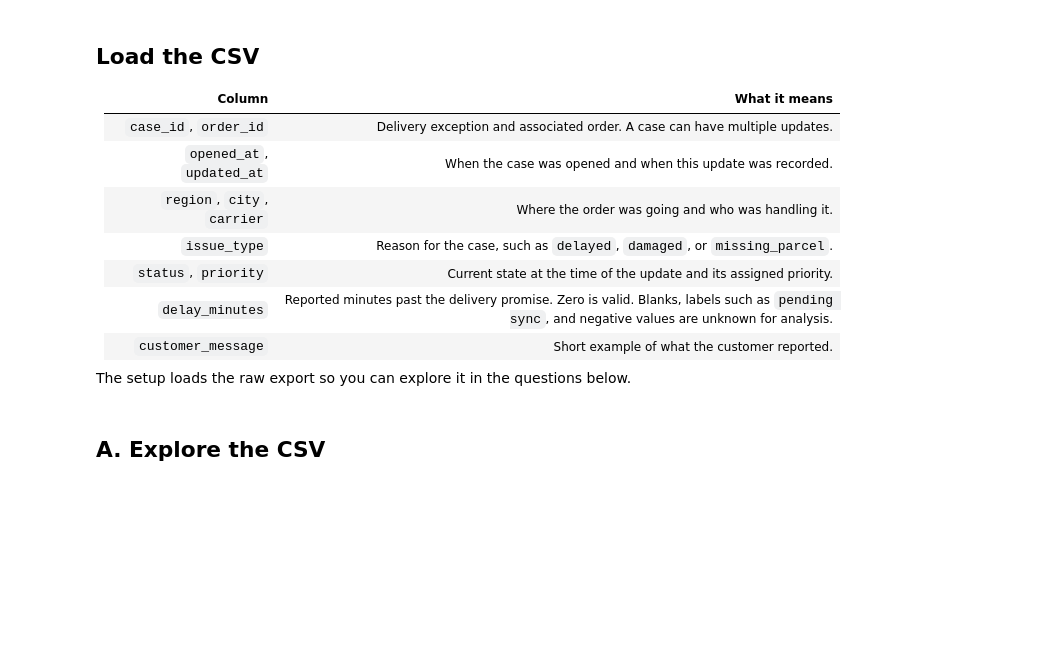
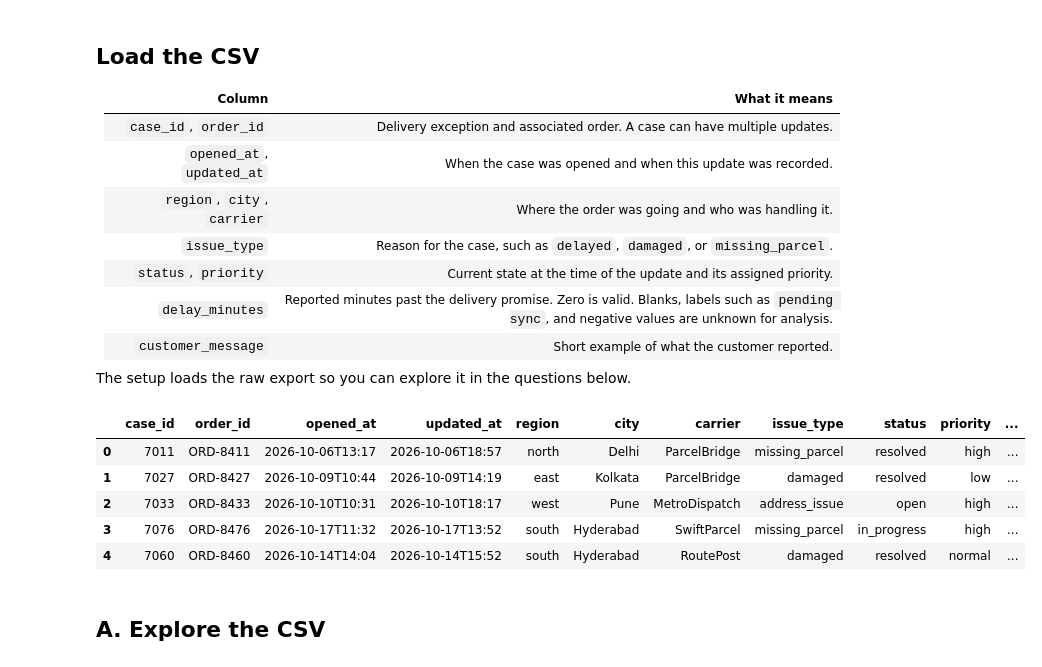
Before and after one commit to rm2620/LogicMojo-GenAI-AgenticAI-Oct26-Rishabh2620, a Jupyter notebook: Assignments_Solutions/03_python_data_analysis_practice.ipynb, the cells around one changed output. Saved outputs shown, nothing was run; the diff lists cells and outputs as text; code cells hidden in the pictures; blank space fills up the shorter version.

```diff
--- a/Assignments_Solutions/03_python_data_analysis_practice.ipynb
+++ b/Assignments_Solutions/03_python_data_analysis_practice.ipynb
@@ -24,10 +24,29 @@ Refer to [Python Tools](01_python_tools.ipynb) and the [NumPy, pandas and chart
 The setup loads the raw export so you can explore it in the questions below.
 # %%
 import pandas as pd
+import numpy as np
+from pathlib import Path
 
-# In Colab, upload the CSV and change the path to "delivery_exceptions.csv".
-raw_cases = pd.read_csv("data/delivery_exceptions.csv")
+# Works from the repository root or the Assignments_Solutions notebook folder.
+# In Colab, upload the CSV and use Path("delivery_exceptions.csv").
+csv_candidates = [
+    Path("data/delivery_exceptions.csv"),
+    Path("logicmojo_course/03-python-tools-and-data/data/delivery_exceptions.csv"),
+    Path("../logicmojo_course/03-python-tools-and-data/data/delivery_exceptions.csv"),
+]
+csv_path = next((path for path in csv_candidates if path.exists()), None)
+if csv_path is None:
+    raise FileNotFoundError("Could not find delivery_exceptions.csv; check the CSV location or upload it in Colab.")
+
+raw_cases = pd.read_csv(csv_path)
 display(raw_cases.head())
+# %% [output]
+|  | case_id | order_id | opened_at | updated_at | region | city | carrier | issue_type | status | priority | ... |
+| 0 | 7011 | ORD-8411 | 2026-10-06T13:17 | 2026-10-06T18:57 | north | Delhi | ParcelBridge | missing_parcel | resolved | high | ... |
+| 1 | 7027 | ORD-8427 | 2026-10-09T10:44 | 2026-10-09T14:19 | east | Kolkata | ParcelBridge | damaged | resolved | low | ... |
+| 2 | 7033 | ORD-8433 | 2026-10-10T10:31 | 2026-10-10T18:17 | west | Pune | MetroDispatch | address_issue | open | high | ... |
+| 3 | 7076 | ORD-8476 | 2026-10-17T11:32 | 2026-10-17T13:52 | south | Hyderabad | SwiftParcel | missing_parcel | in_progress | high | ... |
+| 4 | 7060 | ORD-8460 | 2026-10-14T14:04 | 2026-10-14T15:52 | south | Hyderabad | RoutePost | damaged | resolved | normal | ... |
 # %% [markdown]
 ## A. Explore the CSV
 # %% [markdown]
```
Also changed, not shown: parts of 18 cells of this notebook.
